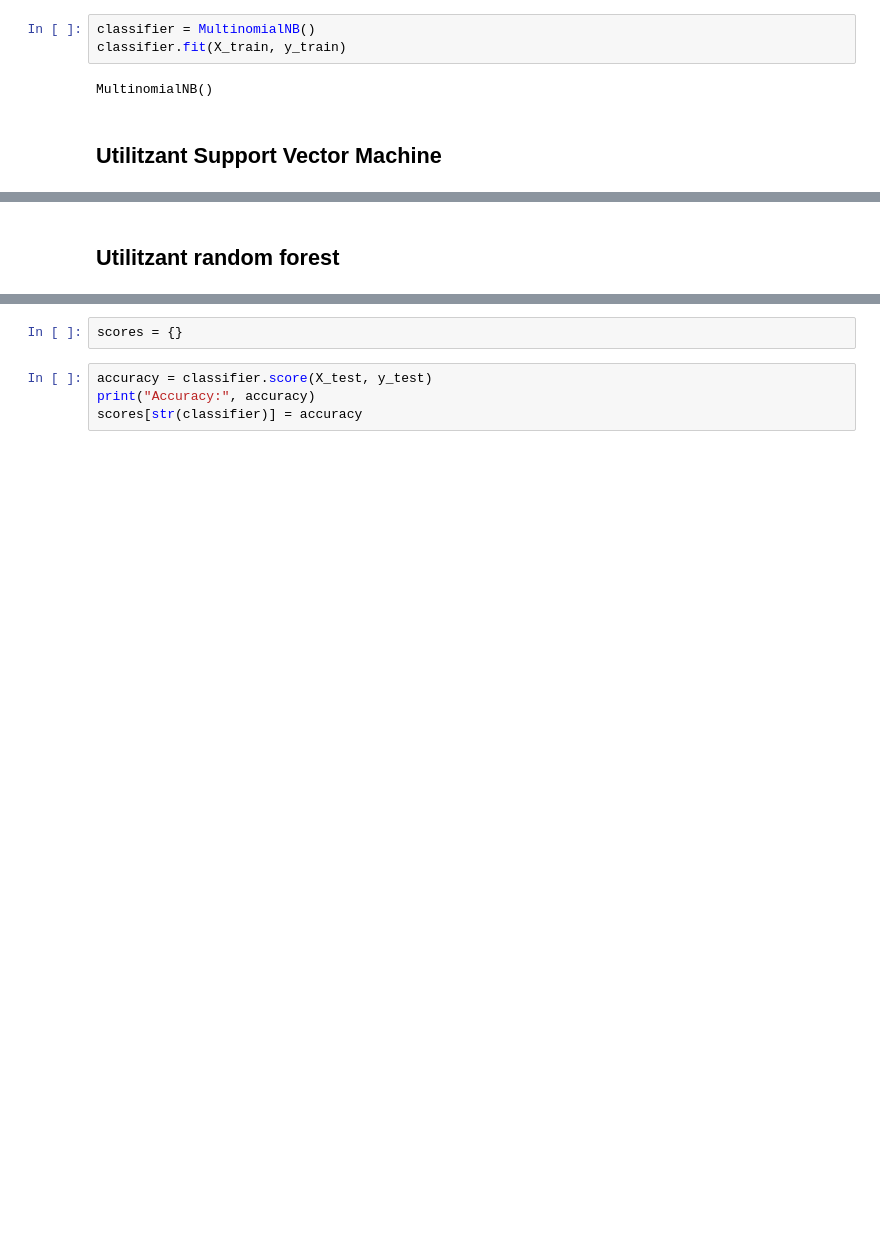
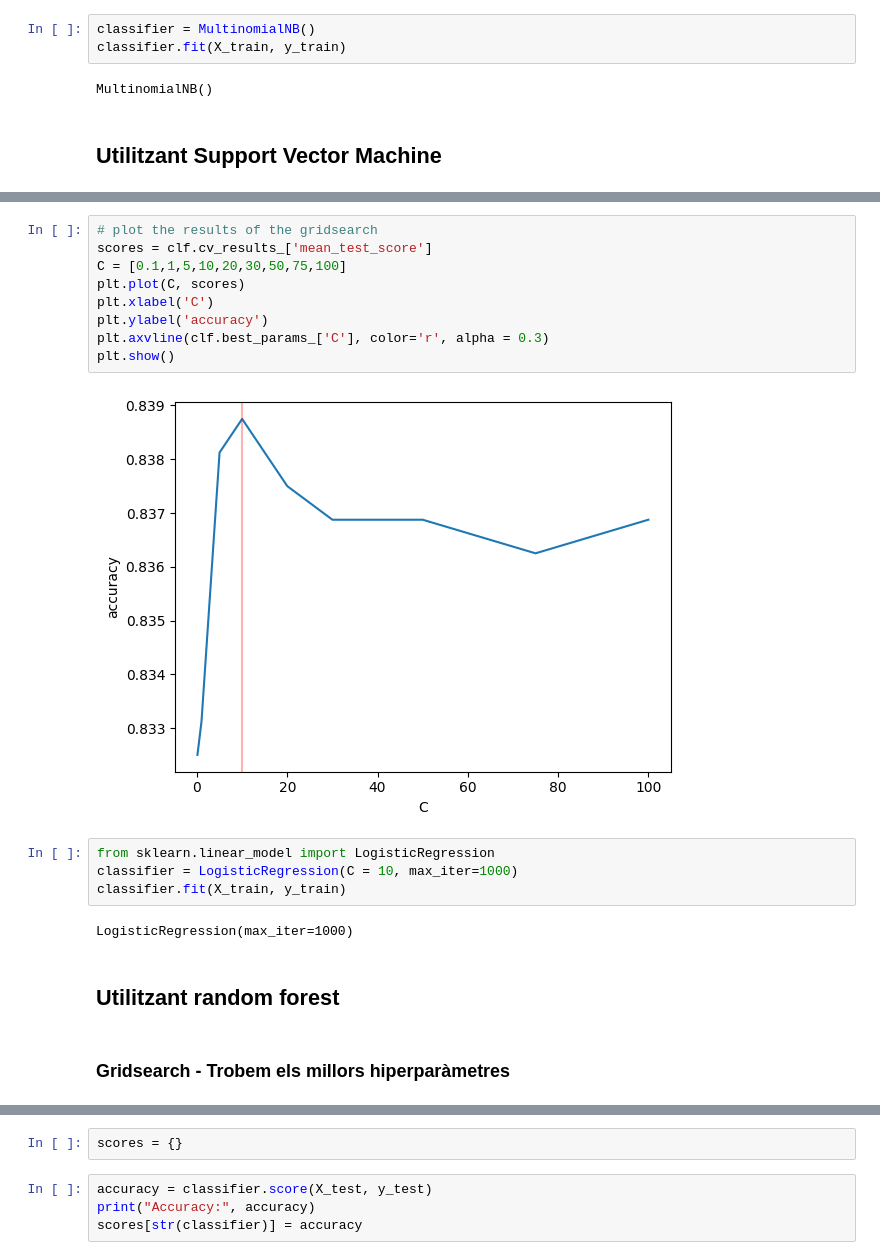
Before and after one commit to Nifel13/PLH---Movie-review-predictor, a Jupyter notebook: detecció_opinions.ipynb, the cells around one changed output, grey strips where cells are left out. Saved outputs shown, nothing was run; the diff lists cells and outputs as text; blank space fills up the shorter version.

```diff
--- a/detecció_opinions.ipynb
+++ b/detecció_opinions.ipynb
@@ -74,2 +133,21 @@ SVC(kernel='linear')
+# %%
+# plot the results of the gridsearch
+scores = clf.cv_results_['mean_test_score']
+C = [0.1,1,5,10,20,30,50,75,100]
+plt.plot(C, scores)
+plt.xlabel('C')
+plt.ylabel('accuracy')
+plt.axvline(clf.best_params_['C'], color='r', alpha = 0.3)
+plt.show()
+# %% [output]
+[figure, added]
+# %%
+from sklearn.linear_model import LogisticRegression
+classifier = LogisticRegression(C = 10, max_iter=1000)
+classifier.fit(X_train, y_train)
+# %% [output]
+LogisticRegression(max_iter=1000)
 # %% [markdown]
 ## Utilitzant random forest
+# %% [markdown]
+### Gridsearch - Trobem els millors hiperparàmetres
```
Also changed, not shown: parts of 21 cells of this notebook.
